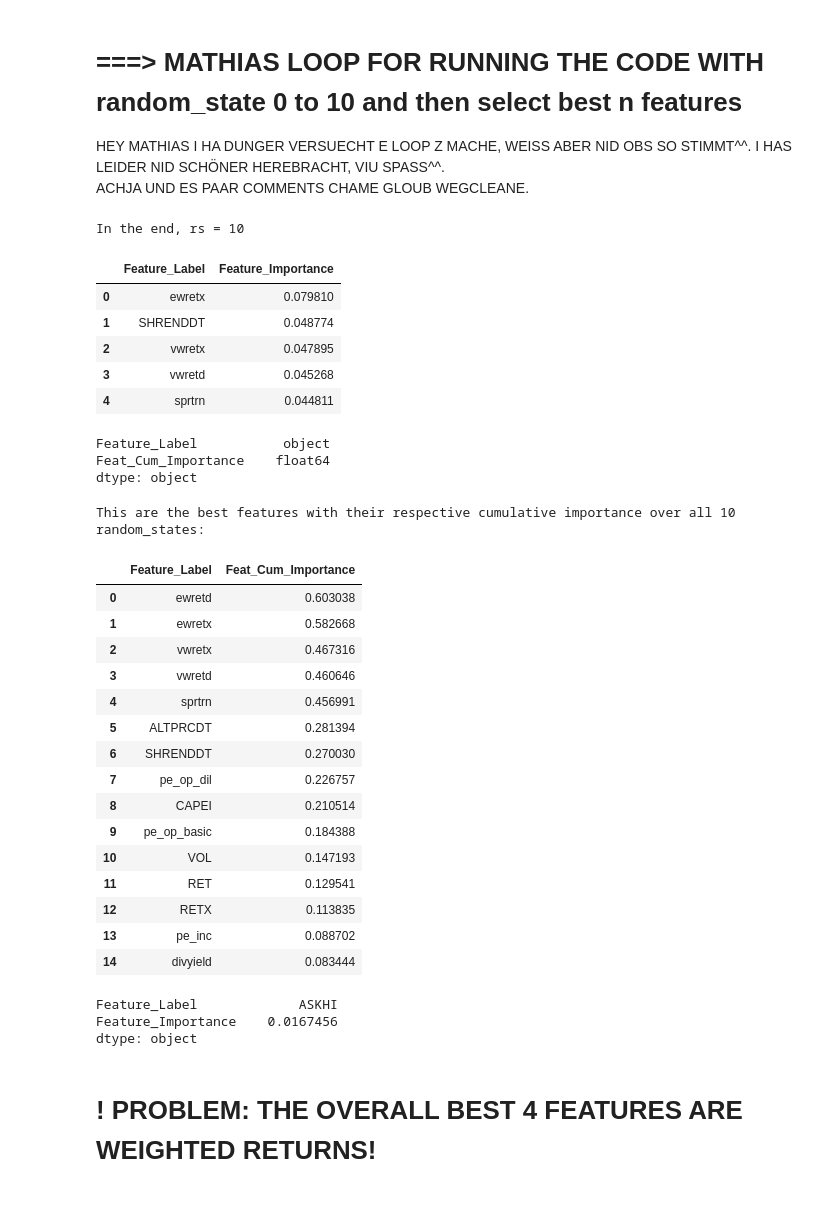
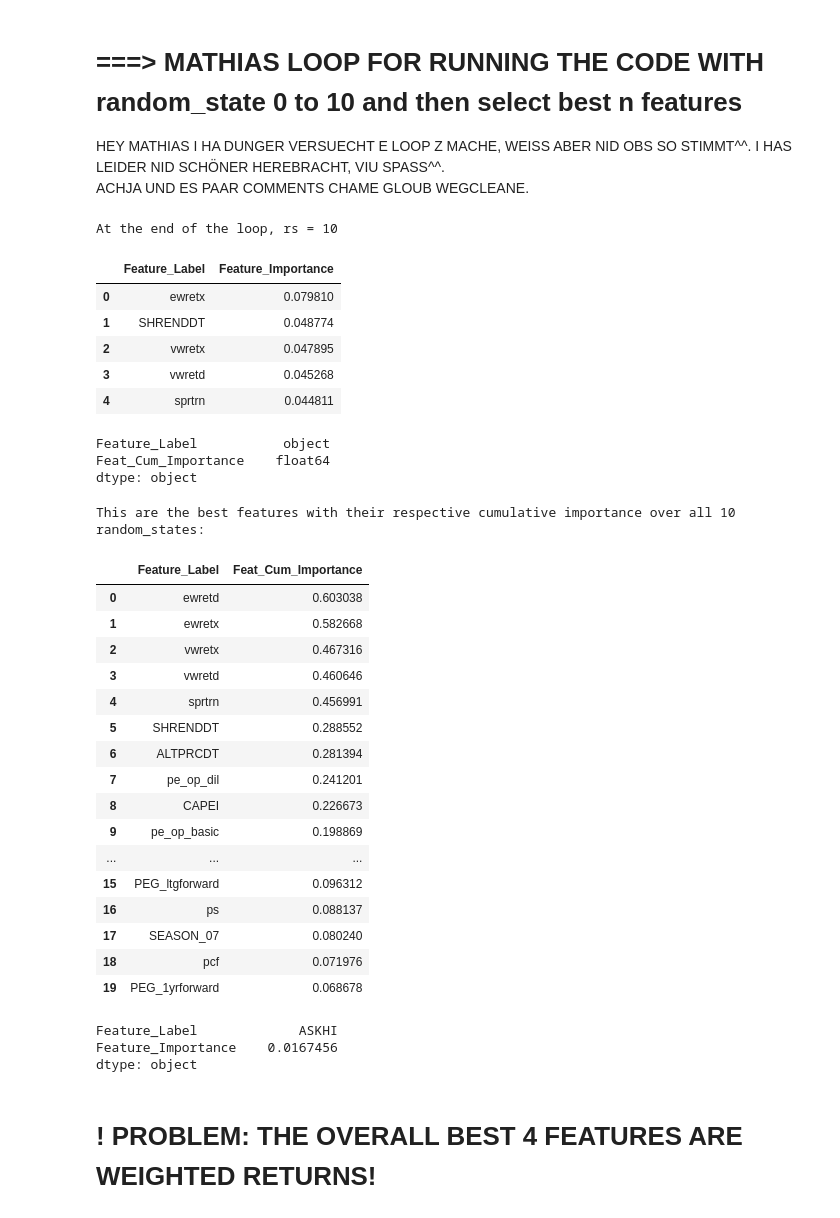
Before and after one commit to mathiasluethi/Machine_Learning_in_Finance_Group_Project, a Jupyter notebook: 2a_feature_selection_randomforest.ipynb, the cells around one changed output. Saved outputs shown, nothing was run; the diff lists cells and outputs as text; code cells hidden in the pictures.

```diff
--- a/2a_feature_selection_randomforest.ipynb
+++ b/2a_feature_selection_randomforest.ipynb
@@ -177,9 +174,14 @@ ACHJA UND ES PAAR COMMENTS CHAME GLOUB WEGCLEANE.
 ################################## NEW
 ##################################
 
+# rs = first random state we choose,
+# n = number of best features we want to select out,
+# m = number of random states we want to have tried out
 rs = 0
-n = 15
+n = 20
 m = 10
+
+# define new empty lists
 df_lab = []
 df_imp = []
 
@@ -221,7 +223,7 @@ while rs < m:
     rs += 1
 
 
-print('In the end, rs = ' + str(rs))
+print('At the end of the loop, rs = ' + str(rs))
 #display(np.array(df_lab))
 #display(np.array(df_imp))
 
@@ -231,9 +233,9 @@ best_features_overall['Feature_Label'] = df_lab
 best_features_overall['Feature_Importance'] = df_imp
 display(best_features_overall.head())
 
-del rs, n, m
+del rs, m
 # %% [output]
-In the end, rs = 10
+At the end of the loop, rs = 10
 |  | Feature_Label | Feature_Importance |
 | 0 | ewretx | 0.079810 |
 | 1 | SHRENDDT | 0.048774 |
@@ -255,44 +257,45 @@ In the end, rs = 10
 # Group the new dataframe by the labels of the features and sum up each importance for each feature
 best_features_cumsum = best_features_overall.groupby('Feature_Label')['Feature_Importance'].sum()
 best_features_cumsum = best_features_cumsum.reset_index()
 # Rename column
 best_features_cumsum.rename(columns= {'Feature_Importance':'Feat_Cum_Importance'},inplace = True)
 # Show types
 display(best_features_cumsum.dtypes)
 
 # Sort Feature Importance in
 best_features_cumsum.sort_values(by=['Feat_Cum_Importance'], ascending = False, inplace = True)
 best_features_cumsum.reset_index(drop=True, inplace = True)
 
 # Print the resulting dataframe
 print('This are the best features with their respective cumulative importance over all 10 random_states:')
-display(best_features_cumsum.head(15))
+display(best_features_cumsum.head(n))
 
 ##### Double Check if the results are correct: Insert the Feature you want to check (e.g. 'ASKHI')
 # Compare result with the result in the dataframe
 sum1 = best_features_overall.loc[best_features_overall['Feature_Label'] == 'ASKHI'].sum()
 display(sum1)
 # %% [output]
 Feature_Label           object
 Feat_Cum_Importance    float64
 dtype: object
 This are the best features with their respective cumulative importance over all 10 random_states:
 |  | Feature_Label | Feat_Cum_Importance |
 | 0 | ewretd | 0.603038 |
 | 1 | ewretx | 0.582668 |
 | 2 | vwretx | 0.467316 |
 | 3 | vwretd | 0.460646 |
 | 4 | sprtrn | 0.456991 |
-| 5 | ALTPRCDT | 0.281394 |
-| 6 | SHRENDDT | 0.270030 |
-| 7 | pe_op_dil | 0.226757 |
-| 8 | CAPEI | 0.210514 |
-| 9 | pe_op_basic | 0.184388 |
-| 10 | VOL | 0.147193 |
-| 11 | RET | 0.129541 |
-| 12 | RETX | 0.113835 |
-| 13 | pe_inc | 0.088702 |
-| 14 | divyield | 0.083444 |
+| 5 | SHRENDDT | 0.288552 |
+| 6 | ALTPRCDT | 0.281394 |
+| 7 | pe_op_dil | 0.241201 |
+| 8 | CAPEI | 0.226673 |
+| 9 | pe_op_basic | 0.198869 |
+| ... | ... | ... |
+| 15 | PEG_ltgforward | 0.096312 |
+| 16 | ps | 0.088137 |
+| 17 | SEASON_07 | 0.080240 |
+| 18 | pcf | 0.071976 |
+| 19 | PEG_1yrforward | 0.068678 |
 Feature_Label             ASKHI
 Feature_Importance    0.0167456
 dtype: object
```
Also changed, not shown: parts of 6 cells of this notebook, 11 other files.
